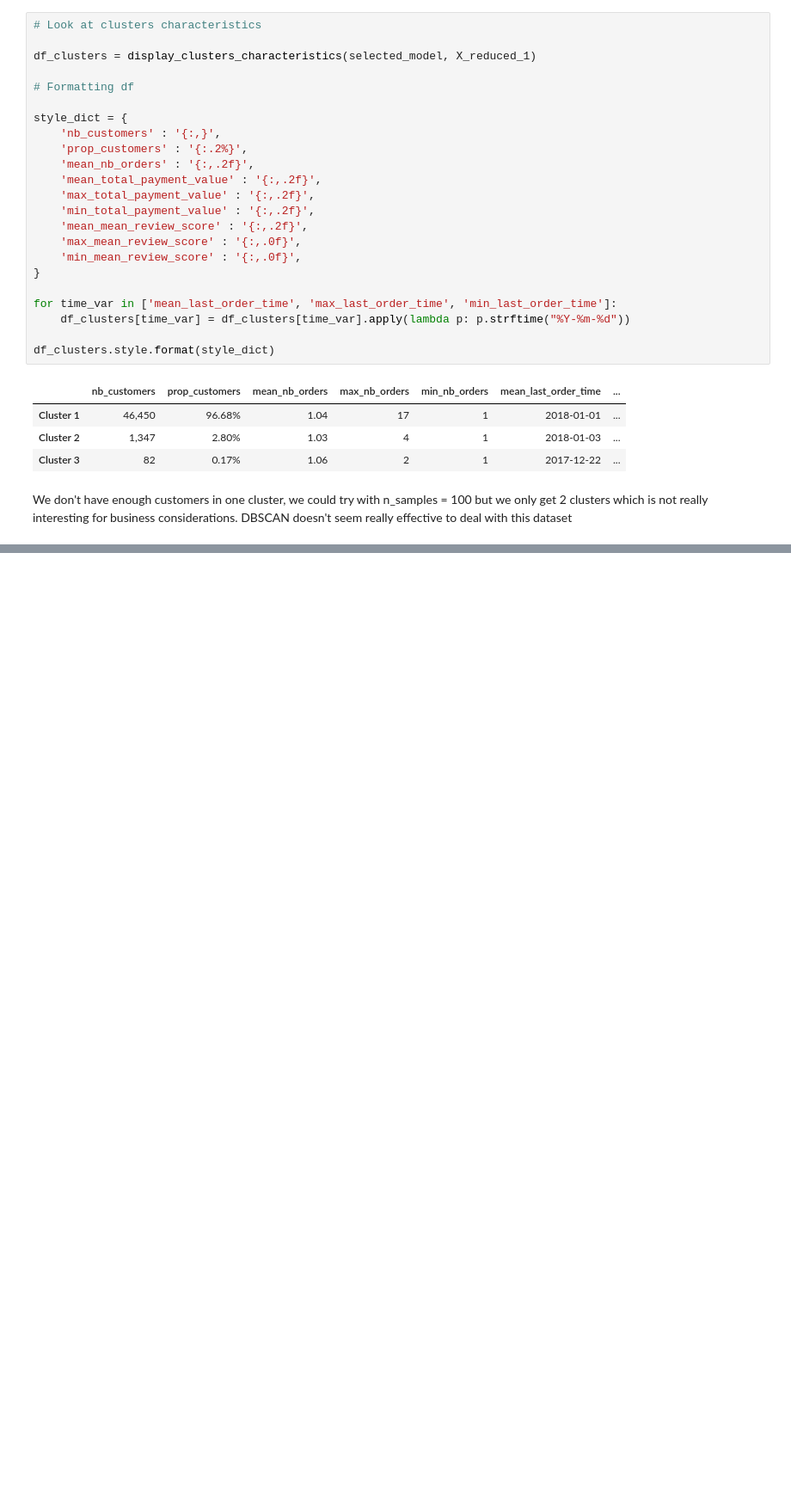
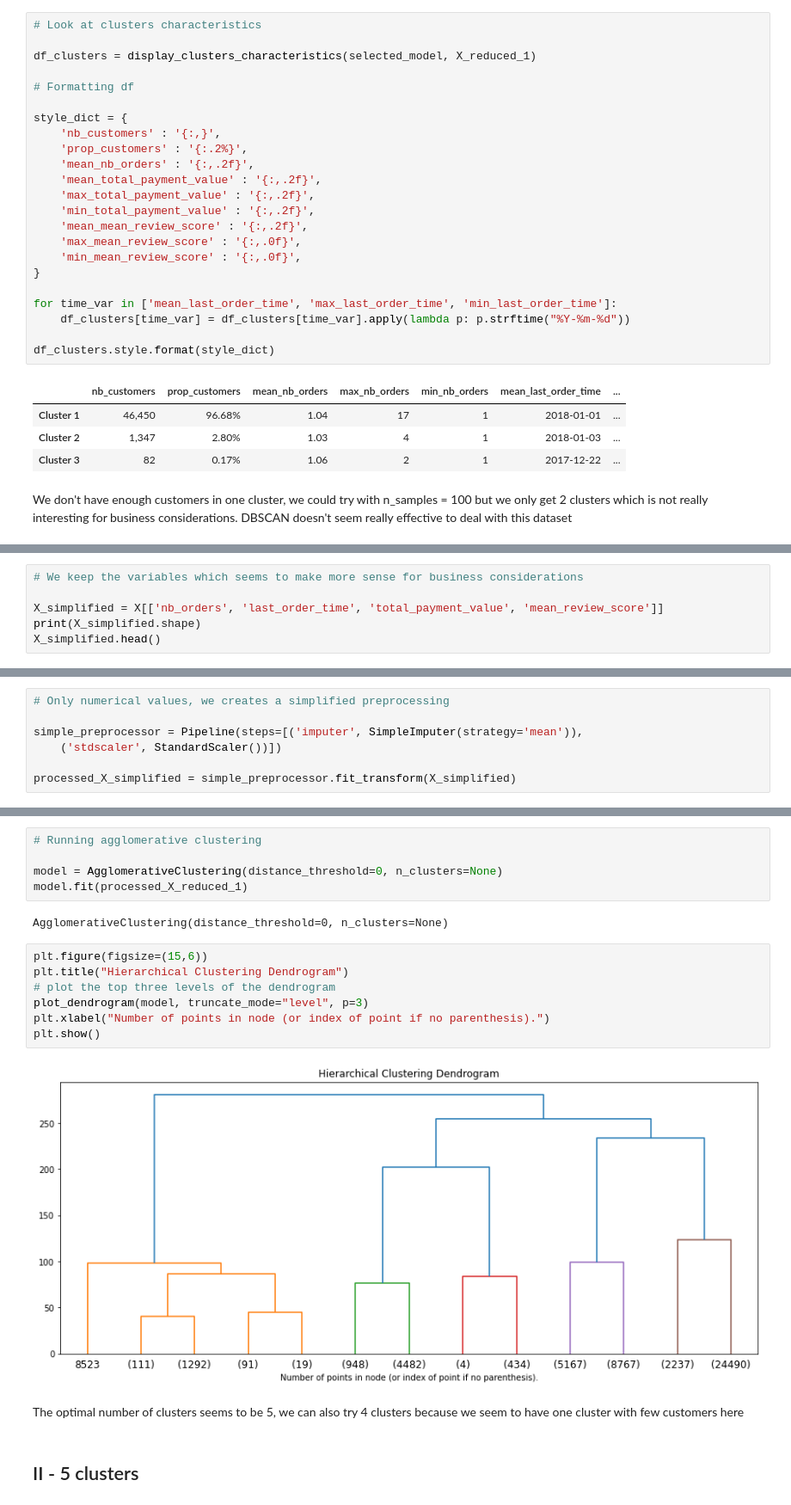
Before and after one commit to RobinPbt/P5-Openclassrooms, a Jupyter notebook: P5_modeling.ipynb, the cells around one changed output, grey strips where cells are left out. Shown at 86% size. Cells and saved outputs as stored; diff of their text form; blank space fills up the shorter version.

Commit message:
Adding agglomerative clustering

```diff
--- a/P5_modeling.ipynb
+++ b/P5_modeling.ipynb
@@ -1096,0 +1102,6 @@ We don't have enough customers in one cluster, we could try with n_samples = 100
+# %%
+# We keep the variables which seems to make more sense for business considerations
+
+X_simplified = X[['nb_orders', 'last_order_time', 'total_payment_value', 'mean_review_score']]
+print(X_simplified.shape)
+X_simplified.head()
@@ -1096,0 +1116,7 @@ We don't have enough customers in one cluster, we could try with n_samples = 100
+# %%
+# Only numerical values, we creates a simplified preprocessing
+
+simple_preprocessor = Pipeline(steps=[('imputer', SimpleImputer(strategy='mean')),
+    ('stdscaler', StandardScaler())])
+
+processed_X_simplified = simple_preprocessor.fit_transform(X_simplified)
@@ -1096,0 +1130,20 @@ We don't have enough customers in one cluster, we could try with n_samples = 100
+# %%
+# Running agglomerative clustering
+
+model = AgglomerativeClustering(distance_threshold=0, n_clusters=None)
+model.fit(processed_X_reduced_1)
+# %% [output]
+AgglomerativeClustering(distance_threshold=0, n_clusters=None)
+# %%
+plt.figure(figsize=(15,6))
+plt.title("Hierarchical Clustering Dendrogram")
+# plot the top three levels of the dendrogram
+plot_dendrogram(model, truncate_mode="level", p=3)
+plt.xlabel("Number of points in node (or index of point if no parenthesis).")
+plt.show()
+# %% [output]
+[figure, added]
+# %% [markdown]
+The optimal number of clusters seems to be 5, we can also try 4 clusters because we seem to have one cluster with few customers here
+# %% [markdown]
+## II - 5 clusters <a class="anchor" id="17-bullet"></a>
```
Also changed, not shown: parts of 50 cells of this notebook, 1 other file.
